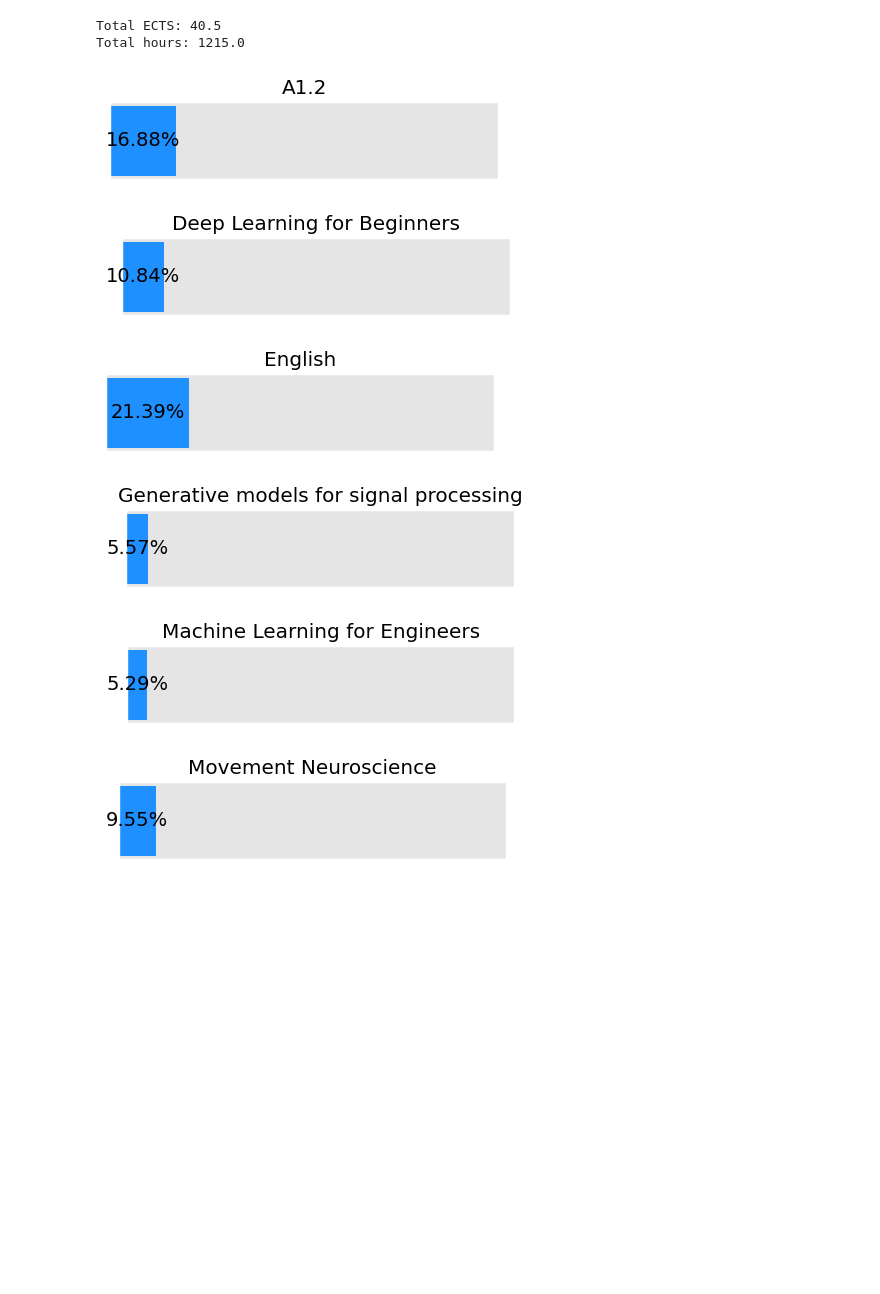
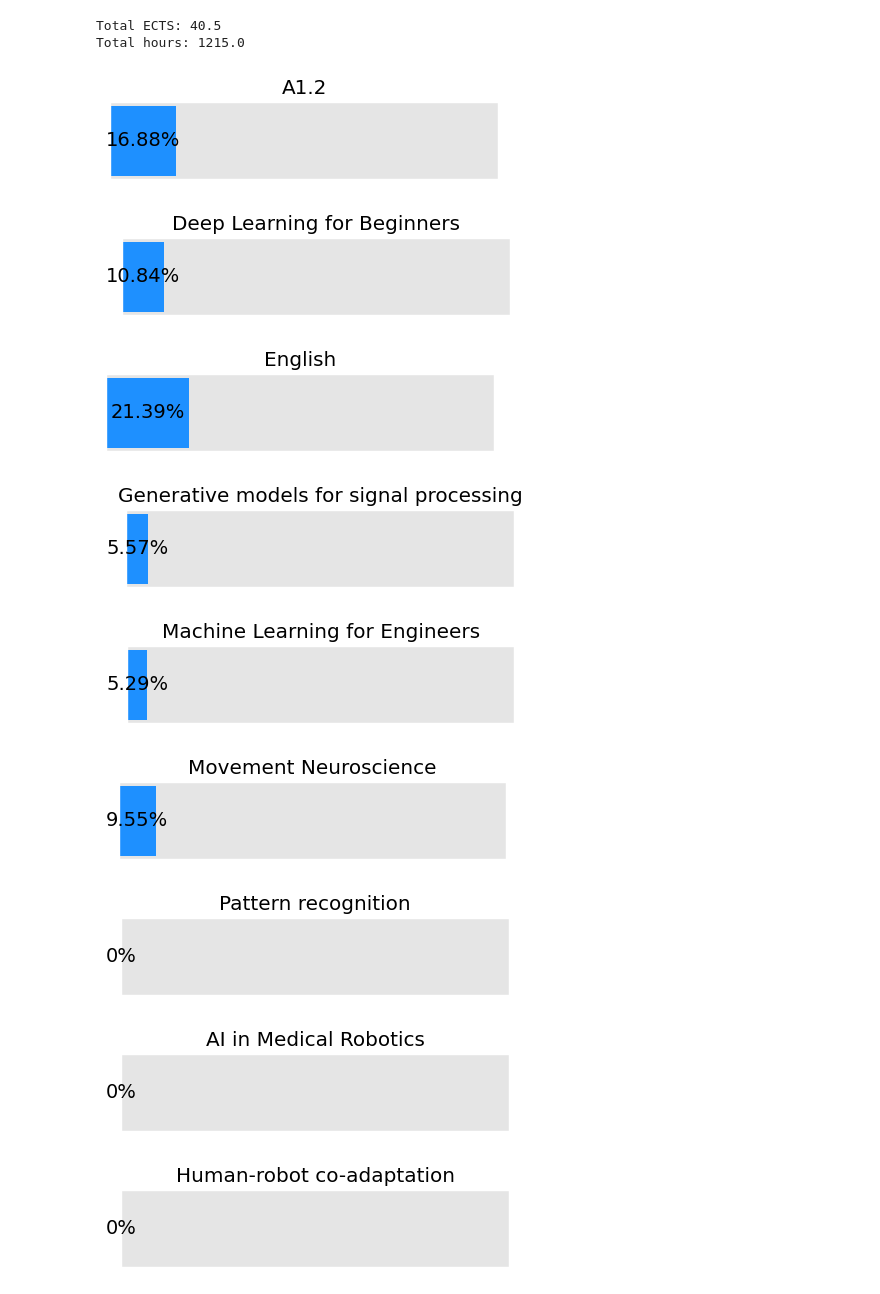
Before and after one commit to mo-karbalaee/study-tracking-report, a Jupyter notebook: main.ipynb, the cells around one changed output. Drawn from its saved outputs; the diff is of its cells as text; code cells hidden in the pictures; blank space fills up the shorter version.

```diff
--- a/main.ipynb
+++ b/main.ipynb
@@ -547,16 +547,19 @@ def show_progress_bar(progress, title):
 # %%
 for i in range(len(courses)):
     course_name = courses[i]["name"]
     if course_name in course_hours:
         hours_so_far = course_hours[course_name]
         progress = (hours_so_far / (courses[i]["ECTS"] * 30)) * 100
         show_progress_bar(round(progress, 2), course_name)
     else:
-        break
+        show_progress_bar(round(0, 2), course_name)
 # %% [output]
 [figure]
 [figure]
 [figure]
 [figure]
 [figure]
 [figure]
+[figure, added]
+[figure, added]
+[figure, added]
```
Also changed, not shown: 2 other files.
